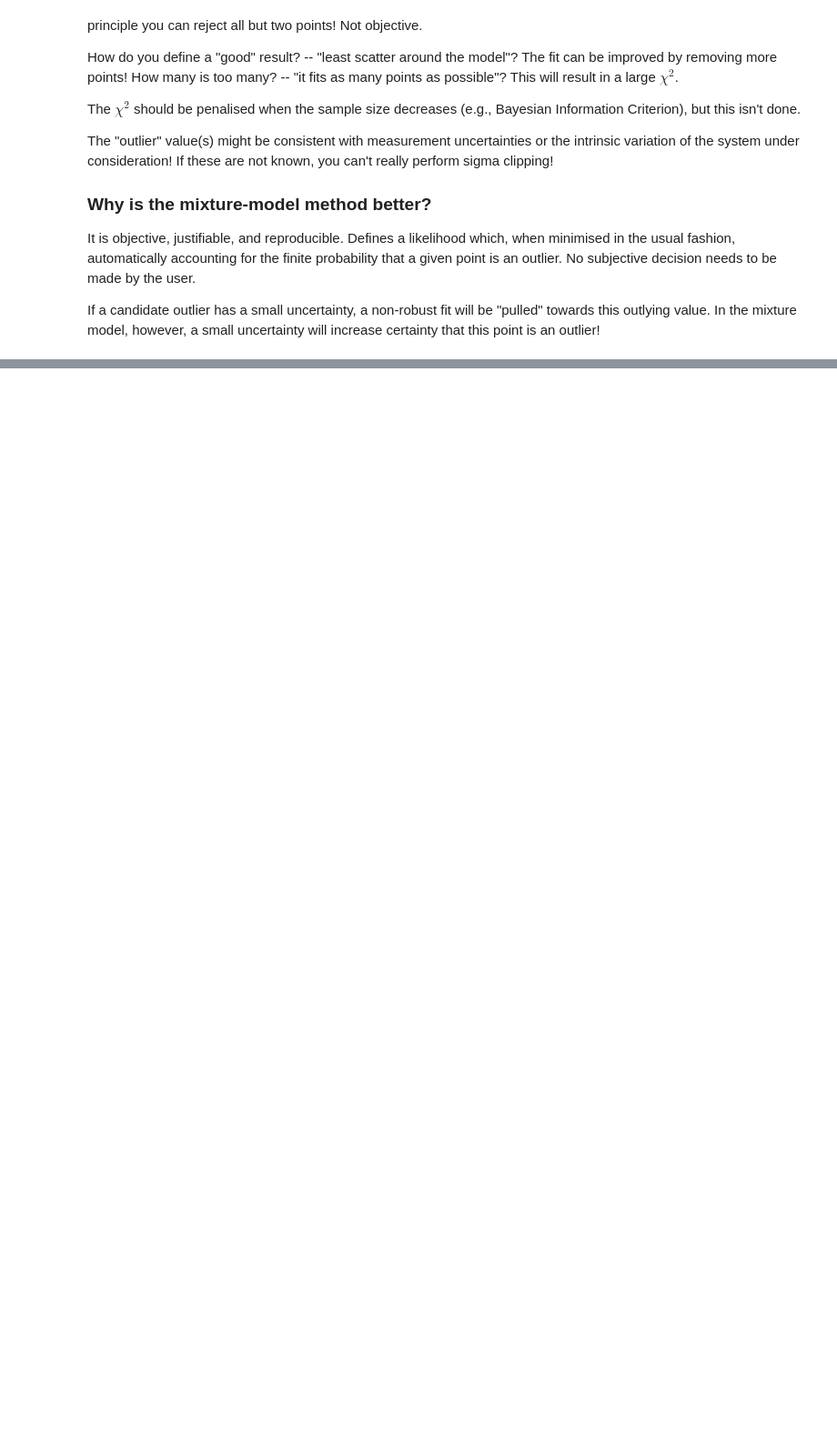
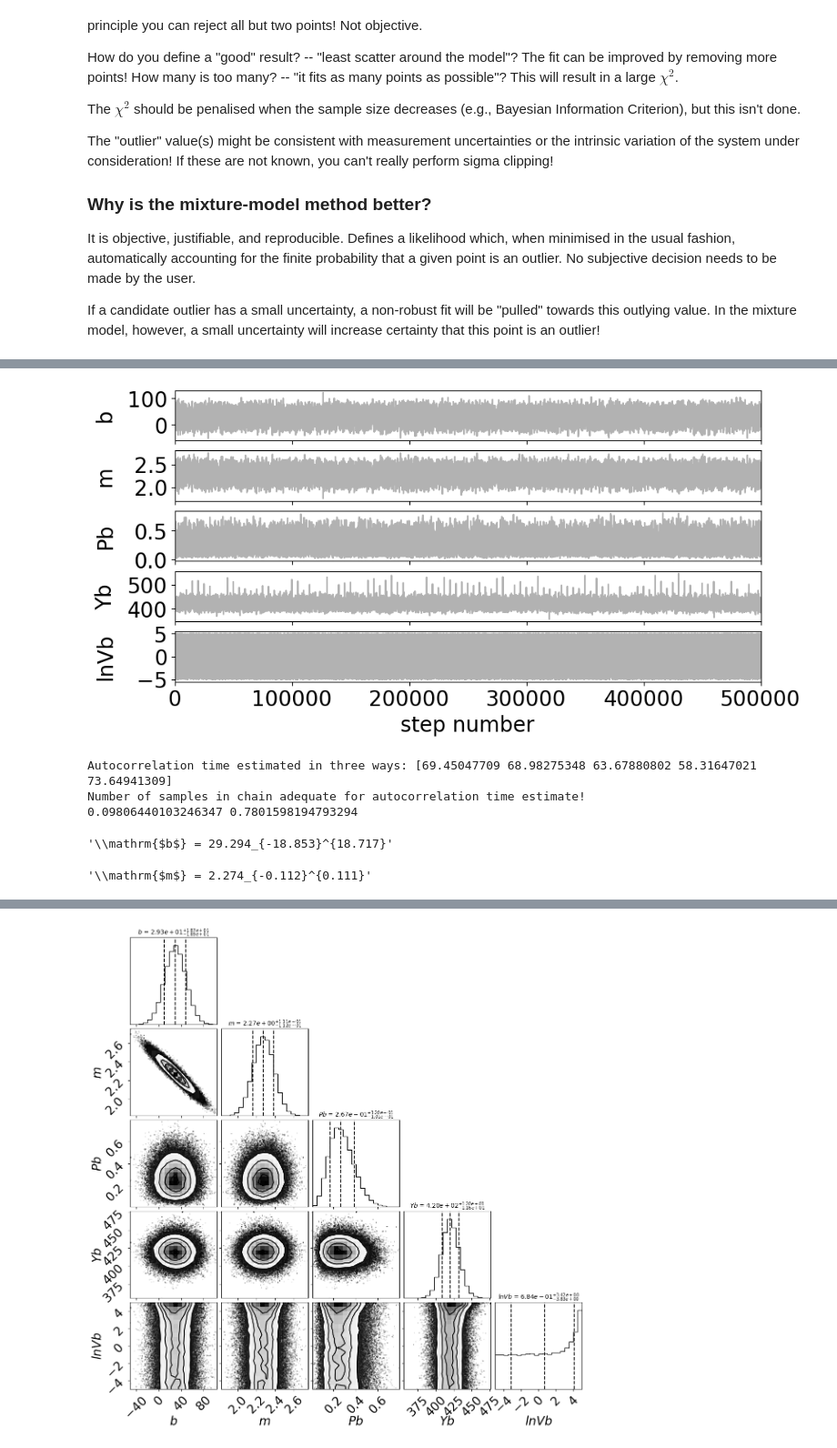
Before and after one commit to dawg-at-irya/outlier-pruning, a Jupyter notebook: Outlier Pruning.ipynb, the cells around one changed output, grey strips where cells are left out. Shown at 91% size. Cells and saved outputs as stored; diff of their text form; code cells hidden in the pictures; blank space fills up the shorter version.

```diff
--- a/Outlier Pruning.ipynb
+++ b/Outlier Pruning.ipynb
@@ -333,20 +355,20 @@ L\propto\prod_{i=1}^N\left[\frac{1-P_b}{\sqrt{2\pi\sigma^2_{yi}}}\exp\left(-\fra
 # %%
-def lnlike(theta,x,y,yerr):
-    b,m,Pb,Yb,lnVb=theta
-    Vb=np.exp(lnVb)
-    like=np.prod((1-Pb)/(np.sqrt(2*np.pi*yerr**2))*np.exp(-(y-m*x-b)**2/(2*yerr**2))+Pb/(np.sqrt(2*np.pi*(Vb+yerr**2)))*np.exp(-(y-Yb)**2/(2*(Vb+yerr**2))))
-
+def lnlike(theta, x, y, yerr):
+    b, m, Pb, Yb, lnVb = theta
+    Vb = np.exp(lnVb)
+    like = np.prod((1-Pb) / (np.sqrt(2 * np.pi * yerr**2)) * np.exp(-(y - m * x - b)**2 / (2*yerr**2)) +
+                   Pb / (np.sqrt(2 * np.pi * (Vb+yerr**2))) * np.exp(-(y - Yb)**2 / (2*(Vb + yerr**2))))
     return np.log(like)
 
 def lnprior(theta):
-    b,m,Pb,Yb,lnVb=theta
+    b, m, Pb, Yb, lnVb = theta
 
-    if not (-100<b<150 and 0<m<5 and 0<Pb<1 and 0<Yb<1000 and -5<lnVb<5) :
-        return -np.inf # Hard-cutoff for positive value constraint
+    if not (-100 < b < 150 and 0 < m <5 and
+            0 < Pb < 1 and 0 < Yb < 1000 and -5 < lnVb < 5) :
+        return -np.inf
     return 0
 
-def lnprob(theta, x, y, yerr):
-    lp = lnprior(theta)
-    if not np.isfinite(lp):
-        return -np.inf
-    return lp + lnlike(theta, x, y, yerr)
+# As before, we will use the entire dataset
+do_mcmc(x, y, yerr, labels=["$b$","$m$","$Pb$","$Yb$","$lnVb$"],
+        initial=[34.0, 2.24, 0.5, 500, 1.0], outfile='mixture')
+# %% [output]
@@ -352,0 +392,6 @@ def lnprob(theta, x, y, yerr):
+[figure, added]
+Autocorrelation time estimated in three ways: [69.45047709 68.98275348 63.67880802 58.31647021 73.64941309]
+Number of samples in chain adequate for autocorrelation time estimate!
+0.09806440103246347 0.7801598194793294
+'\\mathrm{$b$} = 29.294_{-18.853}^{18.717}'
+'\\mathrm{$m$} = 2.274_{-0.112}^{0.111}'
@@ -352,0 +415 @@ def lnprob(theta, x, y, yerr):
+[figure, added]
```
Also changed, not shown: parts of 37 cells of this notebook.
